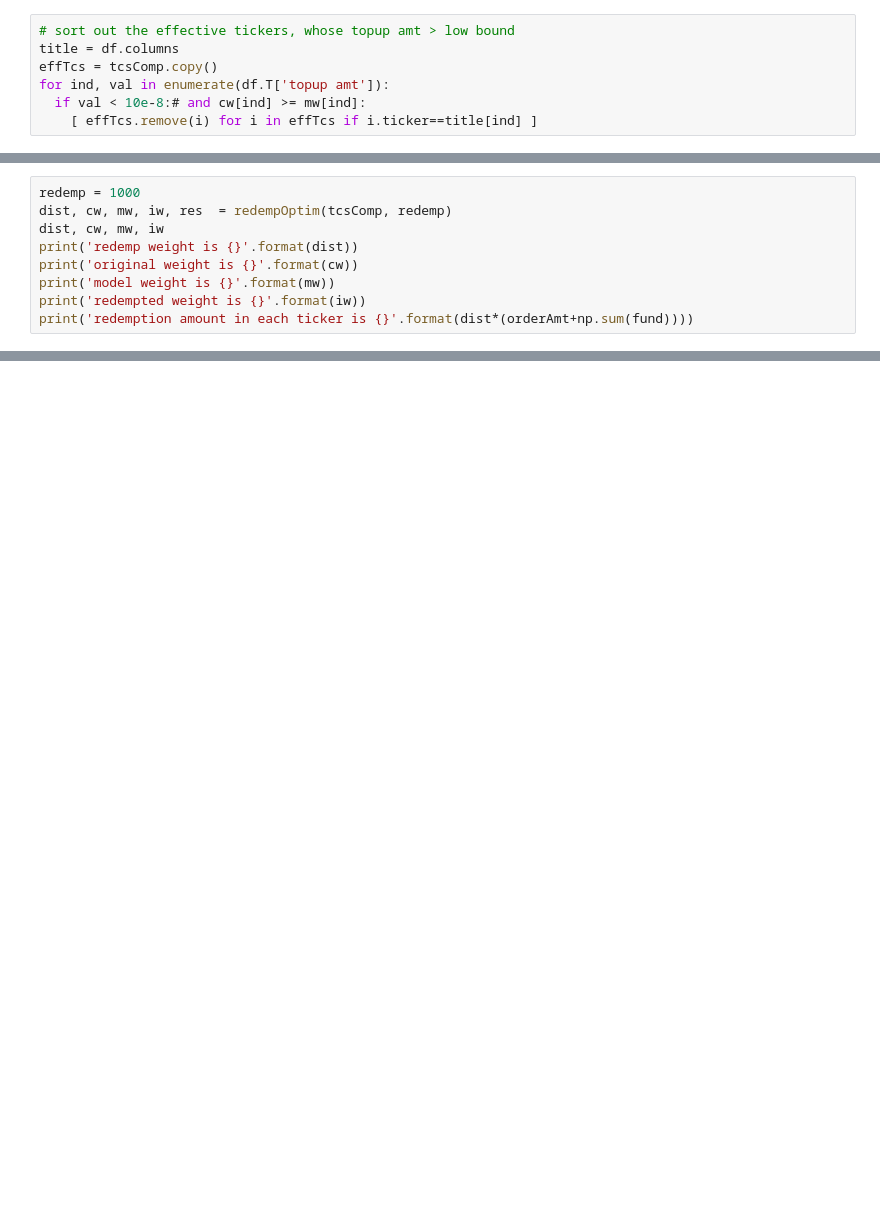
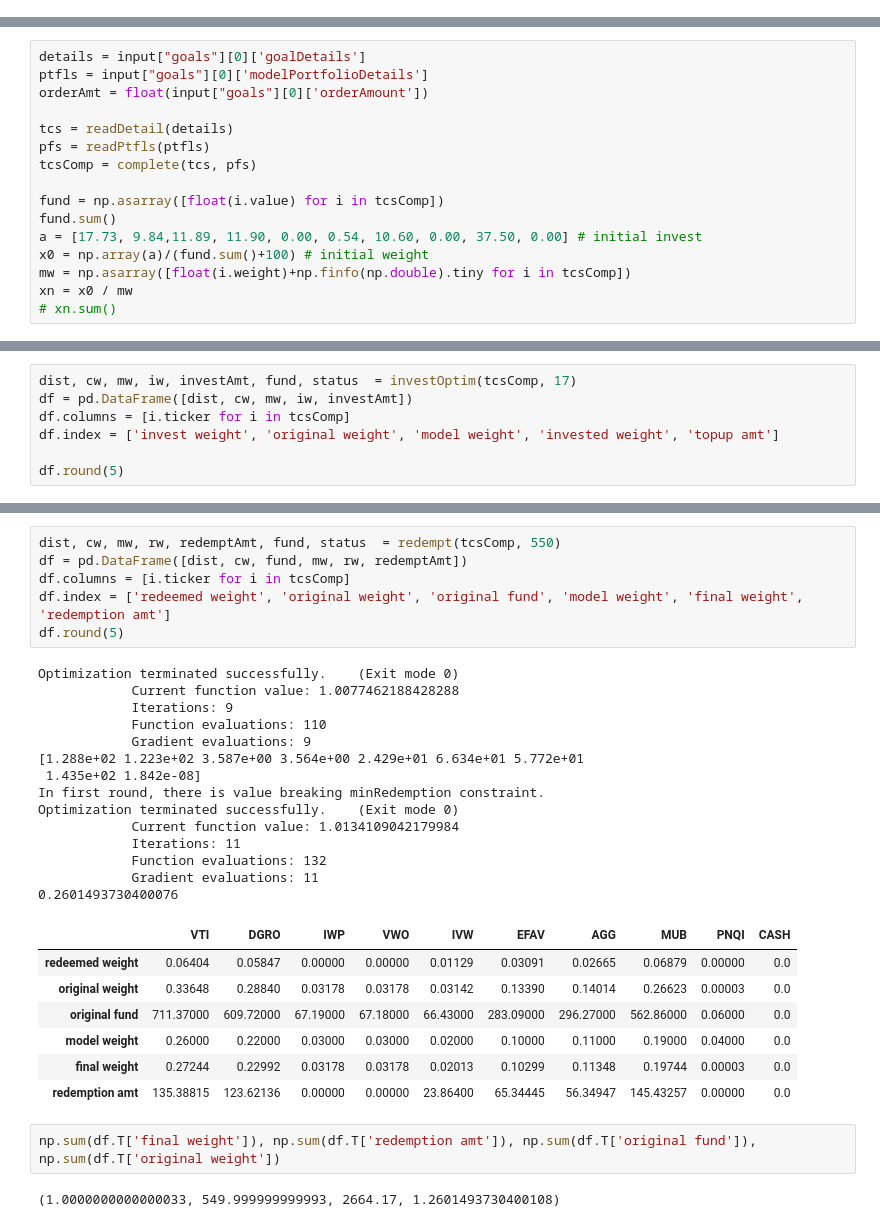
Before and after one commit to ukunliu/MODS203, a Jupyter notebook: invest.ipynb, the cells around one changed output, grey strips where cells are left out. Saved outputs shown, nothing was run; the diff lists cells and outputs as text; blank space fills up the shorter version.

```diff
--- a/invest.ipynb
+++ b/invest.ipynb
@@ -596,7 +2,0 @@ df_new
-# %%
-# sort out the effective tickers, whose topup amt > low bound
-title = df.columns
-effTcs = tcsComp.copy()
-for ind, val in enumerate(df.T['topup amt']):
-  if val < 10e-8:# and cw[ind] >= mw[ind]:
-    [ effTcs.remove(i) for i in effTcs if i.ticker==title[ind] ]
@@ -675,9 +2,0 @@ result.x.sum(), result.fun
-# %%
-redemp = 1000
-dist, cw, mw, iw, res  = redempOptim(tcsComp, redemp)
-dist, cw, mw, iw
-print('redemp weight is {}'.format(dist))
-print('original weight is {}'.format(cw))
-print('model weight is {}'.format(mw))
-print('redempted weight is {}'.format(iw))
-print('redemption amount in each ticker is {}'.format(dist*(orderAmt+np.sum(fund))))
@@ -704,0 +457,16 @@ array([63695.85      , 63695.85      , 63695.85      , 63695.85      ,
+# %%
+details = input["goals"][0]['goalDetails']
+ptfls = input["goals"][0]['modelPortfolioDetails']
+orderAmt = float(input["goals"][0]['orderAmount'])
+
+tcs = readDetail(details)
+pfs = readPtfls(ptfls)
+tcsComp = complete(tcs, pfs)
+
+fund = np.asarray([float(i.value) for i in tcsComp])
+fund.sum()
+a = [17.73, 9.84,11.89, 11.90, 0.00, 0.54, 10.60, 0.00, 37.50, 0.00] # initial invest
+x0 = np.array(a)/(fund.sum()+100) # initial weight
+mw = np.asarray([float(i.weight)+np.finfo(np.double).tiny for i in tcsComp])
+xn = x0 / mw
+# xn.sum()
@@ -704,0 +630,7 @@ array([63695.85      , 63695.85      , 63695.85      , 63695.85      ,
+# %%
+dist, cw, mw, iw, investAmt, fund, status  = investOptim(tcsComp, 17)
+df = pd.DataFrame([dist, cw, mw, iw, investAmt])
+df.columns = [i.ticker for i in tcsComp]
+df.index = ['invest weight', 'original weight', 'model weight', 'invested weight', 'topup amt']
+
+df.round(5)
@@ -704,0 +795,32 @@ array([63695.85      , 63695.85      , 63695.85      , 63695.85      ,
+# %%
+dist, cw, mw, rw, redemptAmt, fund, status  = redempt(tcsComp, 550)
+df = pd.DataFrame([dist, cw, fund, mw, rw, redemptAmt])
+df.columns = [i.ticker for i in tcsComp]
+df.index = ['redeemed weight', 'original weight', 'original fund', 'model weight', 'final weight', 'redemption amt']
+df.round(5)
+# %% [output]
+Optimization terminated successfully.    (Exit mode 0)
+            Current function value: 1.0077462188428288
+            Iterations: 9
+            Function evaluations: 110
+            Gradient evaluations: 9
+[1.288e+02 1.223e+02 3.587e+00 3.564e+00 2.429e+01 6.634e+01 5.772e+01
+ 1.435e+02 1.842e-08]
+In first round, there is value breaking minRedemption constraint.
+Optimization terminated successfully.    (Exit mode 0)
+            Current function value: 1.0134109042179984
+            Iterations: 11
+            Function evaluations: 132
+            Gradient evaluations: 11
+0.2601493730400076
+|  | VTI | DGRO | IWP | VWO | IVW | EFAV | AGG | MUB | PNQI | CASH |
+| redeemed weight | 0.06404 | 0.05847 | 0.00000 | 0.00000 | 0.01129 | 0.03091 | 0.02665 | 0.06879 | 0.00000 | 0.0 |
+| original weight | 0.33648 | 0.28840 | 0.03178 | 0.03178 | 0.03142 | 0.13390 | 0.14014 | 0.26623 | 0.00003 | 0.0 |
+| original fund | 711.37000 | 609.72000 | 67.19000 | 67.18000 | 66.43000 | 283.09000 | 296.27000 | 562.86000 | 0.06000 | 0.0 |
+| model weight | 0.26000 | 0.22000 | 0.03000 | 0.03000 | 0.02000 | 0.10000 | 0.11000 | 0.19000 | 0.04000 | 0.0 |
+| final weight | 0.27244 | 0.22992 | 0.03178 | 0.03178 | 0.02013 | 0.10299 | 0.11348 | 0.19744 | 0.00003 | 0.0 |
+| redemption amt | 135.38815 | 123.62136 | 0.00000 | 0.00000 | 23.86400 | 65.34445 | 56.34947 | 145.43257 | 0.00000 | 0.0 |
+# %%
+np.sum(df.T['final weight']), np.sum(df.T['redemption amt']), np.sum(df.T['original fund']), np.sum(df.T['original weight'])
+# %% [output]
+(1.0000000000000033, 549.999999999993, 2664.17, 1.2601493730400108)
```
Also changed, not shown: parts of 62 cells of this notebook.
